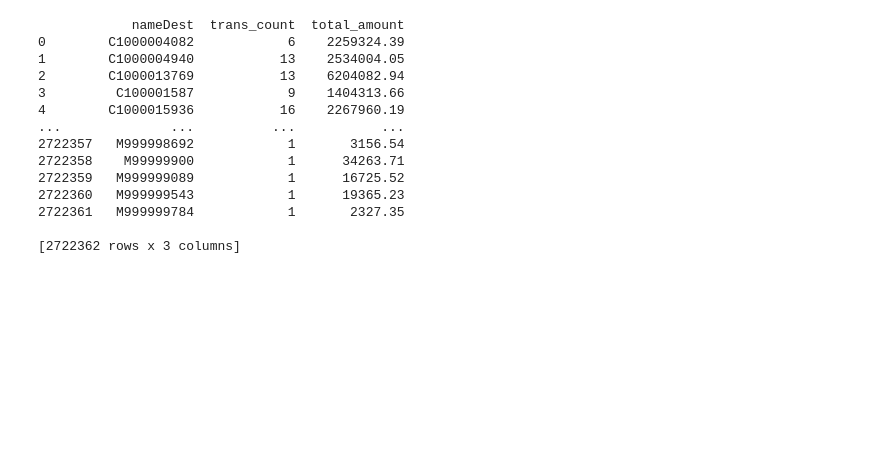
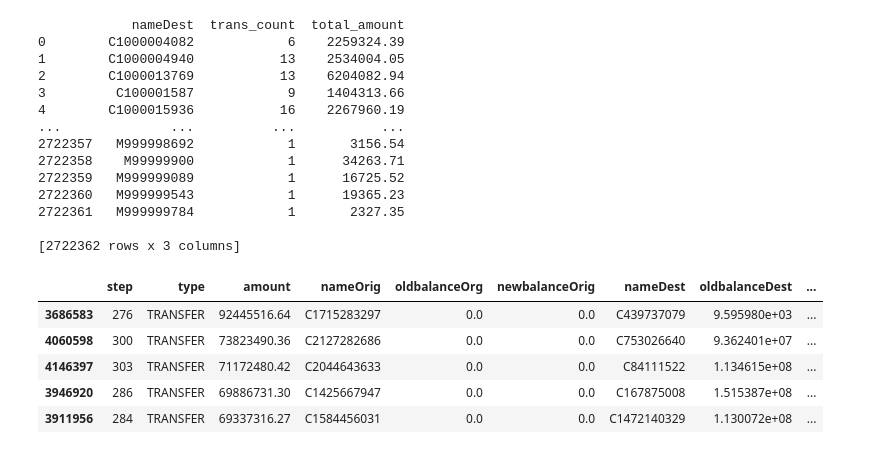
Before and after one commit to BrunaCFerreiraAzevedo/PredicaoFraude, a Jupyter notebook: AnaliseExploratoria.ipynb, the cells around one changed output. Drawn from its saved outputs; the diff is of its cells as text; code cells hidden in the pictures; blank space fills up the shorter version.

```diff
--- a/AnaliseExploratoria.ipynb
+++ b/AnaliseExploratoria.ipynb
@@ -138,3 +115,14 @@ print(result)
 2722361   M999999784            1       2327.35
 
 [2722362 rows x 3 columns]
+# %%
+#Valores máximos
+df_sort = df.sort_values(by='amount', ascending=False)
+df_sort.head()
+# %% [output]
+|  | step | type | amount | nameOrig | oldbalanceOrg | newbalanceOrig | nameDest | oldbalanceDest | ... |
+| 3686583 | 276 | TRANSFER | 92445516.64 | C1715283297 | 0.0 | 0.0 | C439737079 | 9.595980e+03 | ... |
+| 4060598 | 300 | TRANSFER | 73823490.36 | C2127282686 | 0.0 | 0.0 | C753026640 | 9.362401e+07 | ... |
+| 4146397 | 303 | TRANSFER | 71172480.42 | C2044643633 | 0.0 | 0.0 | C84111522 | 1.134615e+08 | ... |
+| 3946920 | 286 | TRANSFER | 69886731.30 | C1425667947 | 0.0 | 0.0 | C167875008 | 1.515387e+08 | ... |
+| 3911956 | 284 | TRANSFER | 69337316.27 | C1584456031 | 0.0 | 0.0 | C1472140329 | 1.130072e+08 | ... |
```
Also changed, not shown: parts of 5 cells of this notebook.
